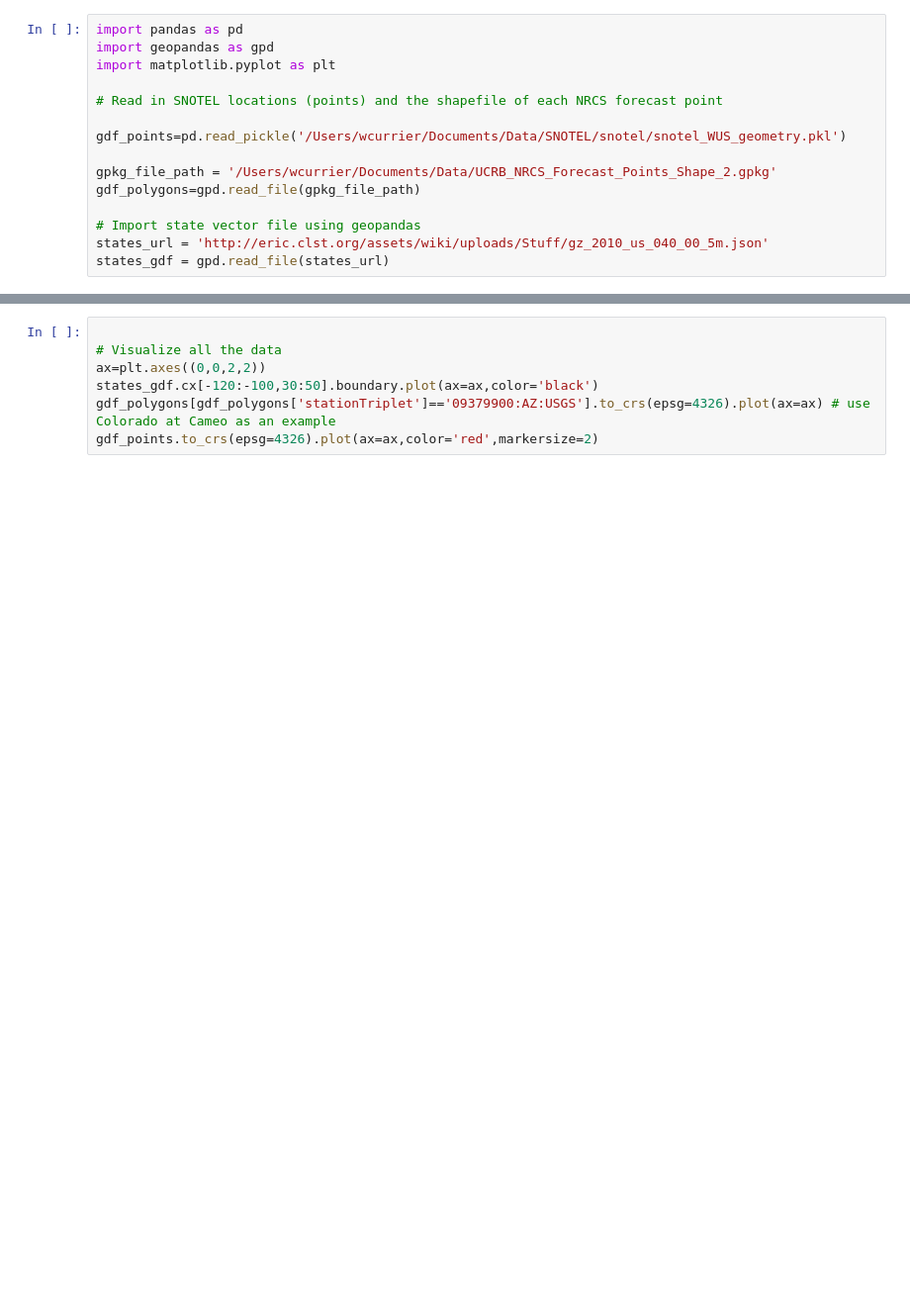
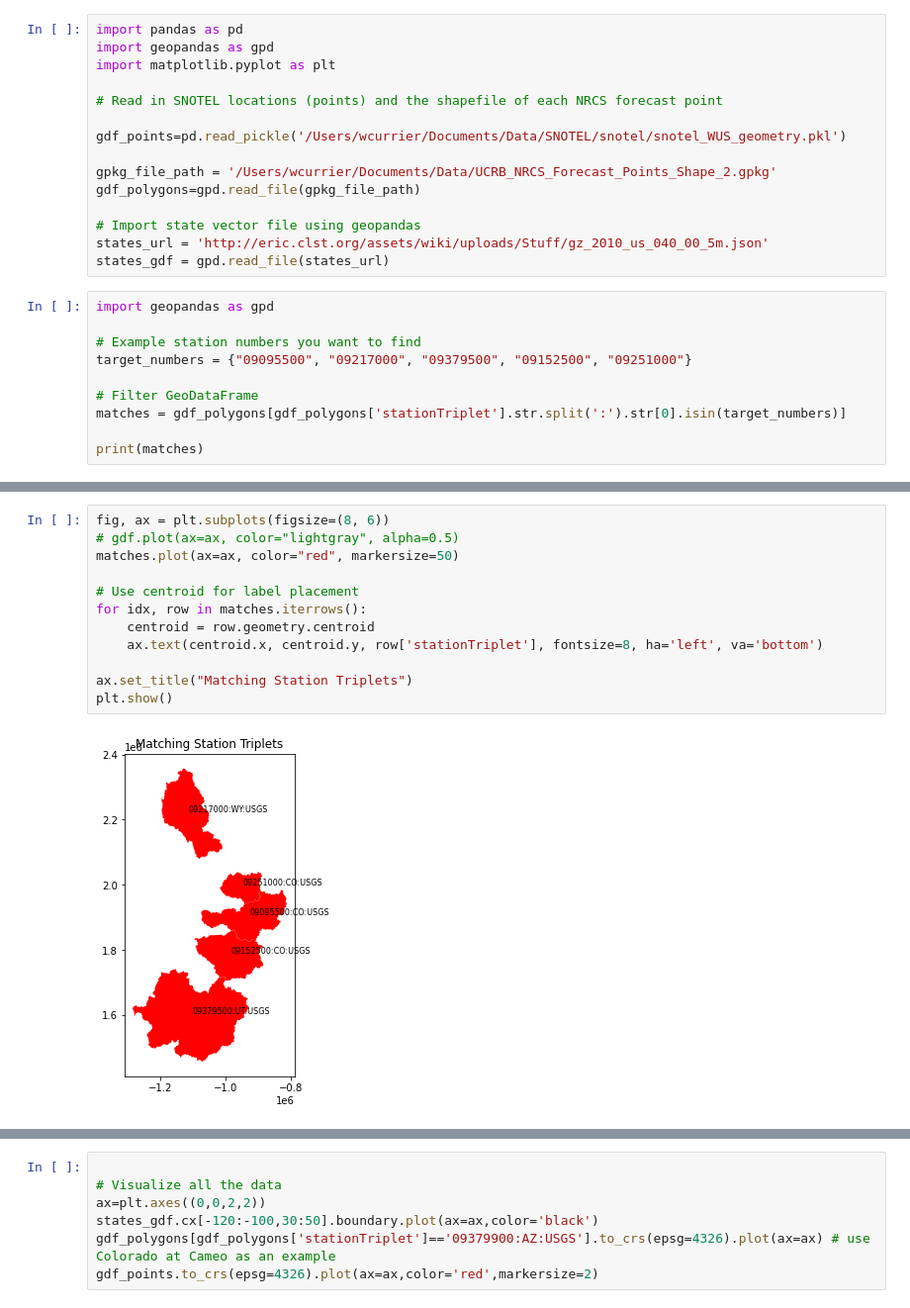
Before and after one commit to wcurrier/snotel, a Jupyter notebook: getSNOTEL_w_in_Basin.ipynb, the cells around one changed output, grey strips where cells are left out. Shown at 99% size. Cells and saved outputs as stored; diff of their text form; blank space fills up the shorter version.

```diff
--- a/getSNOTEL_w_in_Basin.ipynb
+++ b/getSNOTEL_w_in_Basin.ipynb
@@ -13,3 +13,13 @@ gdf_polygons=gpd.read_file(gpkg_file_path)
 # Import state vector file using geopandas
 states_url = 'http://eric.clst.org/assets/wiki/uploads/Stuff/gz_2010_us_040_00_5m.json'
 states_gdf = gpd.read_file(states_url)
+# %%
+import geopandas as gpd
+
+# Example station numbers you want to find
+target_numbers = {"09095500", "09217000", "09379500", "09152500", "09251000"}
+
+# Filter GeoDataFrame
+matches = gdf_polygons[gdf_polygons['stationTriplet'].str.split(':').str[0].isin(target_numbers)]
+
+print(matches)
@@ -15,0 +40,14 @@ states_gdf = gpd.read_file(states_url)
+# %%
+fig, ax = plt.subplots(figsize=(8, 6))
+# gdf.plot(ax=ax, color="lightgray", alpha=0.5)
+matches.plot(ax=ax, color="red", markersize=50)
+
+# Use centroid for label placement
+for idx, row in matches.iterrows():
+    centroid = row.geometry.centroid
+    ax.text(centroid.x, centroid.y, row['stationTriplet'], fontsize=8, ha='left', va='bottom')
+
+ax.set_title("Matching Station Triplets")
+plt.show()
+# %% [output]
+[figure, added]
```
Also changed, not shown: parts of 4 cells of this notebook, 2 other files.
